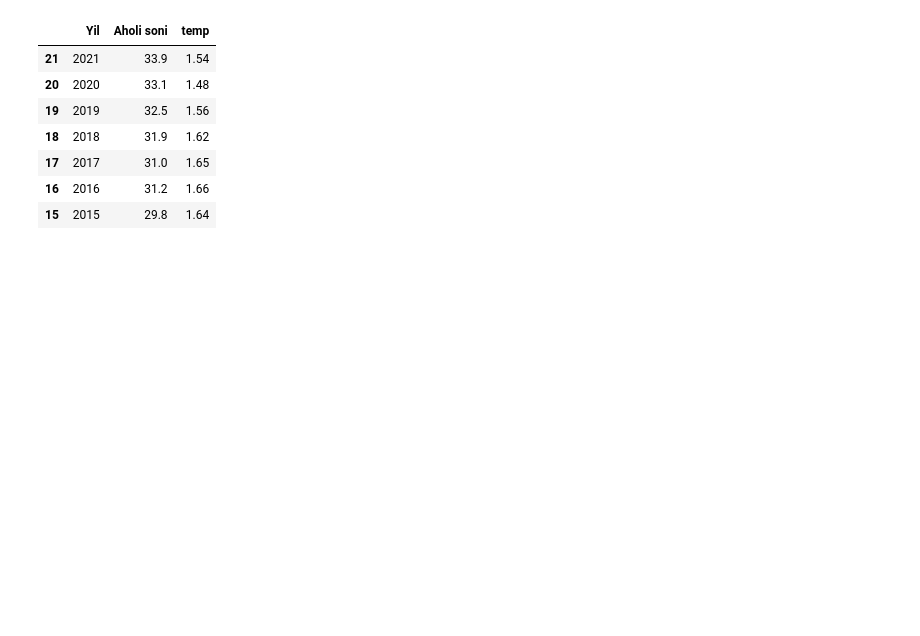
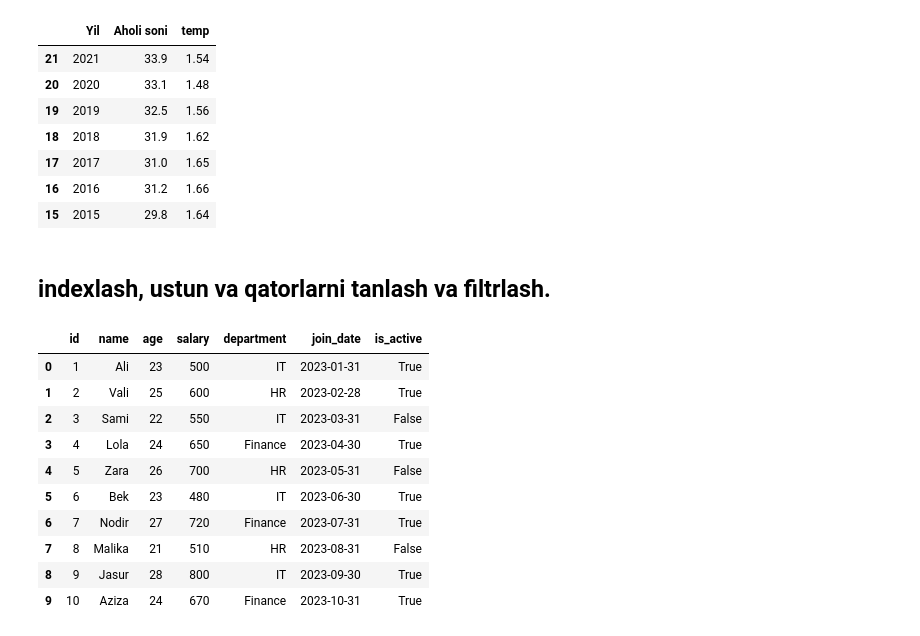
Before and after one commit to farxod0518/data_science_and_AI_learning, a Jupyter notebook: pandas/pandas_dataframe.ipynb, the cells around one changed output. Saved outputs shown, nothing was run; the diff lists cells and outputs as text; code cells hidden in the pictures; blank space fills up the shorter version.

```diff
--- a/pandas/pandas_dataframe.ipynb
+++ b/pandas/pandas_dataframe.ipynb
@@ -537,3 +538,31 @@ df1
 | 17 | 2017 | 31.0 | 1.65 |
 | 16 | 2016 | 31.2 | 1.66 |
 | 15 | 2015 | 29.8 | 1.64 |
+# %% [markdown]
+## indexlash, ustun va qatorlarni tanlash va filtrlash.
+# %%
+data = {
+    "id": range(1, 11),
+    "name": ["Ali", "Vali", "Sami", "Lola", "Zara", "Bek", "Nodir", "Malika", "Jasur", "Aziza"],
+    "age": [23, 25, 22, 24, 26, 23, 27, 21, 28, 24],
+    "salary": [500, 600, 550, 650, 700, 480, 720, 510, 800, 670],
+    "department": ["IT", "HR", "IT", "Finance", "HR", "IT", "Finance", "HR", "IT", "Finance"],
+    "join_date": pd.date_range(start="2023-01-01", periods=10, freq="ME"),
+    "is_active": [True, True, False, True, False, True, True, False, True, True]
+}
+
+df5 = pd.DataFrame(data)
+# %%
+df5
+# %% [output]
+|  | id | name | age | salary | department | join_date | is_active |
+| 0 | 1 | Ali | 23 | 500 | IT | 2023-01-31 | True |
+| 1 | 2 | Vali | 25 | 600 | HR | 2023-02-28 | True |
+| 2 | 3 | Sami | 22 | 550 | IT | 2023-03-31 | False |
+| 3 | 4 | Lola | 24 | 650 | Finance | 2023-04-30 | True |
+| 4 | 5 | Zara | 26 | 700 | HR | 2023-05-31 | False |
+| 5 | 6 | Bek | 23 | 480 | IT | 2023-06-30 | True |
+| 6 | 7 | Nodir | 27 | 720 | Finance | 2023-07-31 | True |
+| 7 | 8 | Malika | 21 | 510 | HR | 2023-08-31 | False |
+| 8 | 9 | Jasur | 28 | 800 | IT | 2023-09-30 | True |
+| 9 | 10 | Aziza | 24 | 670 | Finance | 2023-10-31 | True |
```
Also changed, not shown: parts of 22 cells of this notebook.
